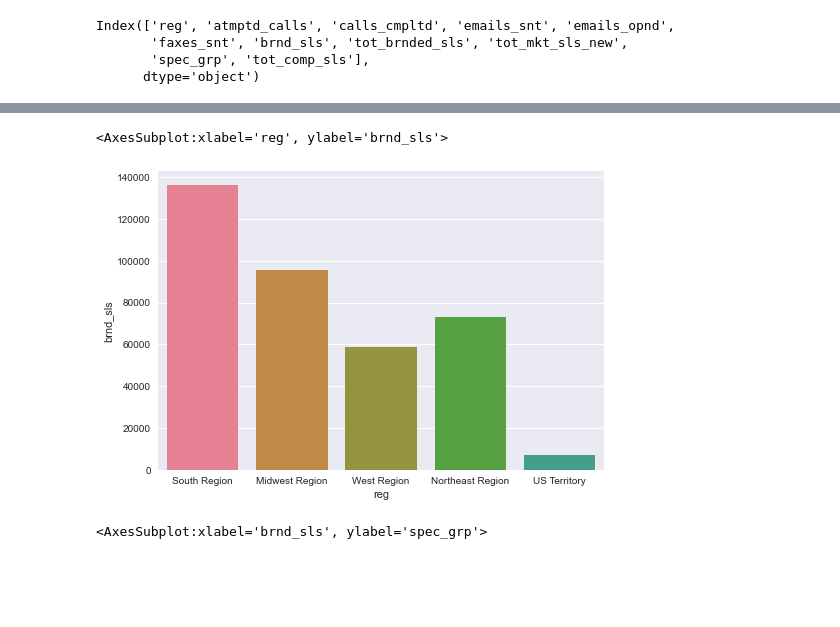
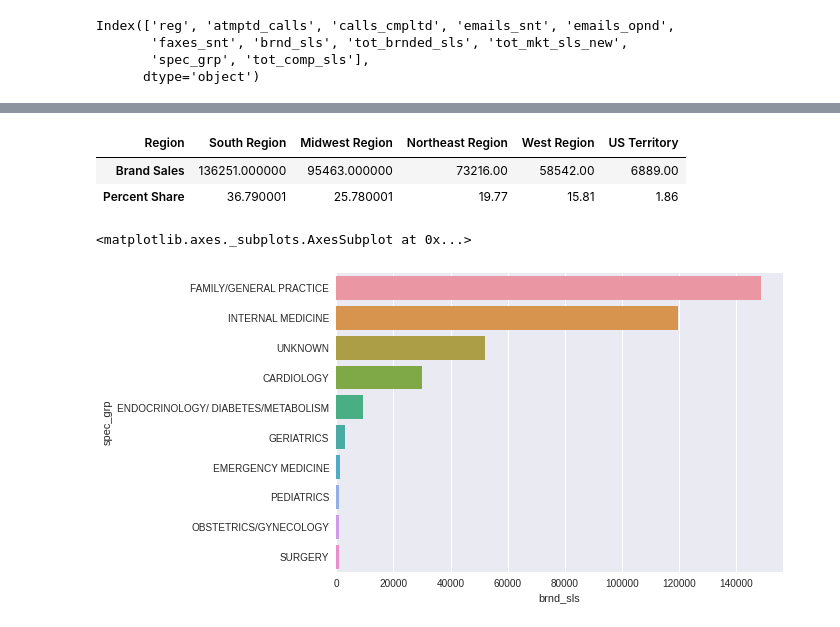
Before and after one commit to sarang-manohar/hogwarts, a Jupyter notebook: caseStudies/code/Case study for Indegene - Sarang Manohar.ipynb, the cells around one changed output, grey strips where cells are left out. Drawn from its saved outputs; the diff is of its cells as text; code cells hidden in the pictures; blank space fills up the shorter version.

```diff
--- a/caseStudies/code/Case study for Indegene - Sarang Manohar.ipynb
+++ b/caseStudies/code/Case study for Indegene - Sarang Manohar.ipynb
@@ -37,7 +128,7 @@ sns.set_palette("husl", 9)
 import warnings
 warnings.filterwarnings('ignore')
 # %%
-rd = pd.read_csv('../data/prescription_prediction.csv',sep='\t'); rd.head()
+rd = pd.read_csv('/content/hogwarts/caseStudies/data/prescription_prediction.csv',sep='\t'); rd.head()
 # %% [output]
 |  | Customer ID | Title | Specialty Code | Specialty Description | State | Region | Call Attempts | ... |
 | 0 | IND000001 | MD | FM | FAMILY MEDICINE | SC | South Region | 1 | ... |
@@ -301,7 +392,7 @@ print(df[np.where(df['tot_brnded_sls']>df['tot_mkt_sls_new'],True,False)].shape[
 # %% [output]
 0.0
 # %%
-spec_grp = pd.read_csv('../data/spec_grp_lkp.csv',sep='\t'); spec_grp.head()
+spec_grp = pd.read_csv('/content/hogwarts/caseStudies/data/spec_grp_lkp.csv',sep='\t'); spec_grp.head()
 # %% [output]
 |  | spec_code | spec_grp |
 | 0 | A | ALLERGY/IMMUNOLOGY |
@@ -431,9 +536,14 @@ Index(['reg', 'atmptd_calls', 'calls_cmpltd', 'emails_snt', 'emails_opnd',
+# %%
+df_reg_brnd['share'] = round((df_reg_brnd['brnd_sls']*100/df_reg_brnd['brnd_sls'].sum()),2)
+df_reg_brnd.columns = ['Region','Brand Sales','Percent Share']; df_reg_brnd.index = df_reg_brnd['Region']; df_reg_brnd.drop('Region',axis=1).T
+# %% [output]
+| Region | South Region | Midwest Region | Northeast Region | West Region | US Territory |
+| Brand Sales | 136251.000000 | 95463.000000 | 73216.00 | 58542.00 | 6889.00 |
+| Percent Share | 36.790001 | 25.780001 | 19.77 | 15.81 | 1.86 |
+# %%
+df_spec_grp_brnd = df_final.groupby(['spec_grp'])[['spec_grp','brnd_sls']].sum().reset_index().sort_values(['brnd_sls'],ascending=False).reset_index().drop({'index'},axis=1)
 # %%
-sns.barplot(df_final['reg'],df_final['brnd_sls'],ci=False,estimator=sum,order=df_final['brnd_sls'])
+sns.barplot(data=df_spec_grp_brnd.iloc[0:10,],y='spec_grp',x='brnd_sls',ci=False,estimator=sum)
 # %% [output]
-<AxesSubplot:xlabel='reg', ylabel='brnd_sls'>
+<matplotlib.axes._subplots.AxesSubplot at 0x...>
-[figure, old version]
+[figure, new version]
-# %%
-sns.barplot(df_final['brnd_sls'],df_final['spec_grp'],ci=False,estimator=sum, order=df_final['brnd_sls'])
-# %% [output]
-<AxesSubplot:xlabel='brnd_sls', ylabel='spec_grp'>
```
Also changed, not shown: parts of 8 cells of this notebook.
